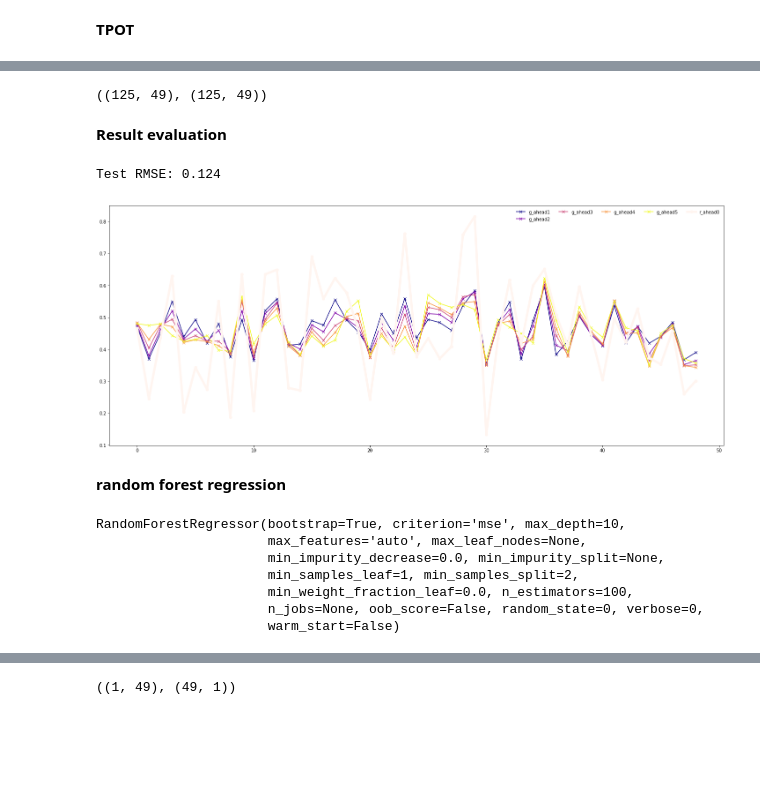
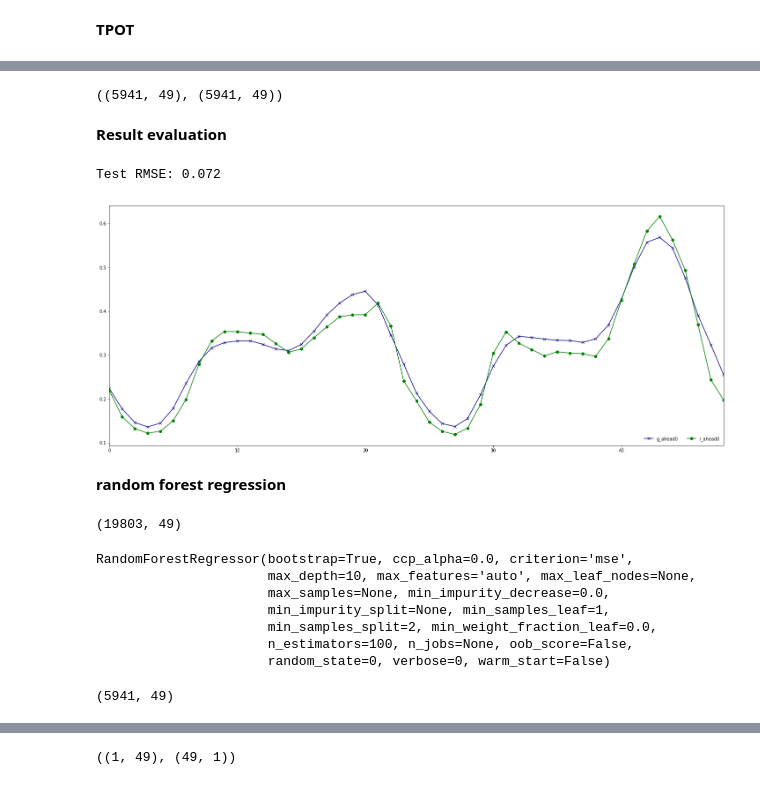
Before and after one commit to charlesfu4/MT, a Jupyter notebook: hourly_forecast.ipynb, the cells around one changed output, grey strips where cells are left out. Drawn from its saved outputs; the diff is of its cells as text; code cells hidden in the pictures; blank space fills up the shorter version.

```diff
--- a/hourly_forecast.ipynb
+++ b/hourly_forecast.ipynb
@@ -184,3 +153,3 @@ lag = lag_ahead_series(weather_energy.iloc[:,1:9], 48, 0, 8)
 # %%
 #create 48 housrs ahead energy consumption matrix
-ahead = lag_ahead_series(weather_energy.iloc[:,10],0,49,True)
+ahead = lag_ahead_series(weather_energy.iloc[:,9],0,49,True)
@@ -186,0 +188,7 @@ ahead = lag_ahead_series(weather_energy.iloc[:,10],0,49,True)
+# %%
+# Tree based
+from sklearn.tree import ExtraTreeRegressor
+from sklearn.feature_selection import SelectFromModel
+reg = ExtraTreeRegressor(random_state=0).fit(X_test_minmax,y_test_minmax)
+model = SelectFromModel(reg, prefit=True)
+X_new = model.transform(X_train_minmax)
@@ -396,83 +293,83 @@ tpot_reg.export("400.py")
 # %%
 import numpy as np
 import pandas as pd
+from sklearn.ensemble import RandomForestRegressor
 from sklearn.model_selection import train_test_split
-from sklearn.multioutput import MultiOutputRegressor
-from sklearn.pipeline import make_pipeline
-from sklearn.preprocessing import MinMaxScaler
-from sklearn.svm import LinearSVR
+from tpot.export_utils import set_param_recursive
 
-# NOTE: Make sure that the class is labeled 'target' in the data file
+# NOTE: Make sure that the outcome column is labeled 'target' in the data file
+train_X, test_X, train_y, test_y = train_test_split(X_new, y_train_minmax, train_size = 0.7, test_size = 0.3)
+# Average CV score on the training set was: -0.008001795169452104
+rfr = RandomForestRegressor(bootstrap=False, max_features=0.4, min_samples_leaf=1, min_samples_split=3, n_estimators=100)
+# Fix random state for all the steps in exported pipeline
 
-train_X, val_X, train_y, val_y = train_test_split(X, y, random_state=12345)
-
-# Average CV score on the training set was:-0.01896679778971667
-exported_pipeline = make_pipeline(
-    MinMaxScaler(),
-    MultiOutputRegressor(estimator=LinearSVR(C=0.01, dual=False, epsilon=0.1, loss="squared_epsilon_insensitive", tol=1e-05))
-)
-
-exported_pipeline.fit(train_X, train_y)
-results = exported_pipeline.predict(val_X)
+rfr.fit(train_X, train_y)
+yhat = rfr.predict(test_X)
 # %%
-results.shape, test_y.shape
+yhat.shape, test_y.shape
 # %% [output]
-((125, 49), (125, 49))
+((5941, 49), (5941, 49))
 # %% [markdown]
 **Result evaluation**
 # %%
 import math
-rmse = math.sqrt(mean_squared_error(val_y, results))
+rmse = math.sqrt(mean_squared_error(test_y, yhat))
 print('Test RMSE: %.3f' % rmse)
 # %% [output]
-Test RMSE: 0.124
+Test RMSE: 0.072
 # %%
-real = np.transpose(val_y)
-guess = np.transpose(results)
+real = test_y
+guess = yhat
 
 real.shape, guess.shape
 
 real = real[:1,:49]
-guess = guess[:5,:49]
+guess = guess[:1,:49]
 # %%
 from matplotlib import cm
 import matplotlib.pyplot as plt
 rpdf = pd.DataFrame()
 gpdf = pd.DataFrame()
 
 i = 0
 for row in real:
     rpdf.insert(i, "r_ahead{}".format(i), row, True)
     i += 1
 
 i = 0
 for row in guess:
-    gpdf.insert(i, "g_ahead{}".format(i+1), row, True)
+    gpdf.insert(i, "g_ahead{}".format(i), row, True)
     i += 1
 #plot
 ax = plt.gca()
 gpdf.plot(figsize=(25,10), colormap = 'plasma',style='-x',legend = True, ax = ax)
-rpdf.plot(figsize=(25,10), colormap = 'Reds',style ='-o',legend = True, ax = ax, lw =5)
-ax.legend(frameon=False, loc='upper right', ncol=5)
+rpdf.plot(figsize=(25,10), color = 'g',style ='-o',legend = True, ax = ax)
+ax.legend(frameon=False, loc='lower right', ncol=6)
 #for key in gpdf:
 #    gpdf['{}'.format(key)].plot(colormap = 'Greens',style='-',legend = True)
 
 plt.show()
 # %% [output]
-[figure, old version]
+[figure, new version]
 # %% [markdown]
 
 
 **random forest regression**
+# %%
+.shape
+# %% [output]
+(19803, 49)
 # %%
 from sklearn.ensemble import RandomForestRegressor
+from sklearn.model_selection import train_test_split
+train_X, test_X, train_y, test_y = train_test_split(X_new, y_train_minmax, train_size = 0.7, test_size = 0.3)
 rfr = RandomForestRegressor(max_depth=10, random_state=0, n_estimators=100)
 rfr.fit(train_X, train_y)
 # %% [output]
-RandomForestRegressor(bootstrap=True, criterion='mse', max_depth=10,
-                      max_features='auto', max_leaf_nodes=None,
-                      min_impurity_decrease=0.0, min_impurity_split=None,
-                      min_samples_leaf=1, min_samples_split=2,
-                      min_weight_fraction_leaf=0.0, n_estimators=100,
-                      n_jobs=None, oob_score=False, random_state=0, verbose=0,
-                      warm_start=False)
+RandomForestRegressor(bootstrap=True, ccp_alpha=0.0, criterion='mse',
+                      max_depth=10, max_features='auto', max_leaf_nodes=None,
+                      max_samples=None, min_impurity_decrease=0.0,
+                      min_impurity_split=None, min_samples_leaf=1,
+                      min_samples_split=2, min_weight_fraction_leaf=0.0,
+                      n_estimators=100, n_jobs=None, oob_score=False,
+                      random_state=0, verbose=0, warm_start=False)
@@ -478,0 +378,4 @@ RandomForestRegressor(bootstrap=True, criterion='mse', max_depth=10,
+# %%
+yhat.shape
+# %% [output]
+(5941, 49)
```
Also changed, not shown: parts of 80 cells of this notebook, 1 other file.
